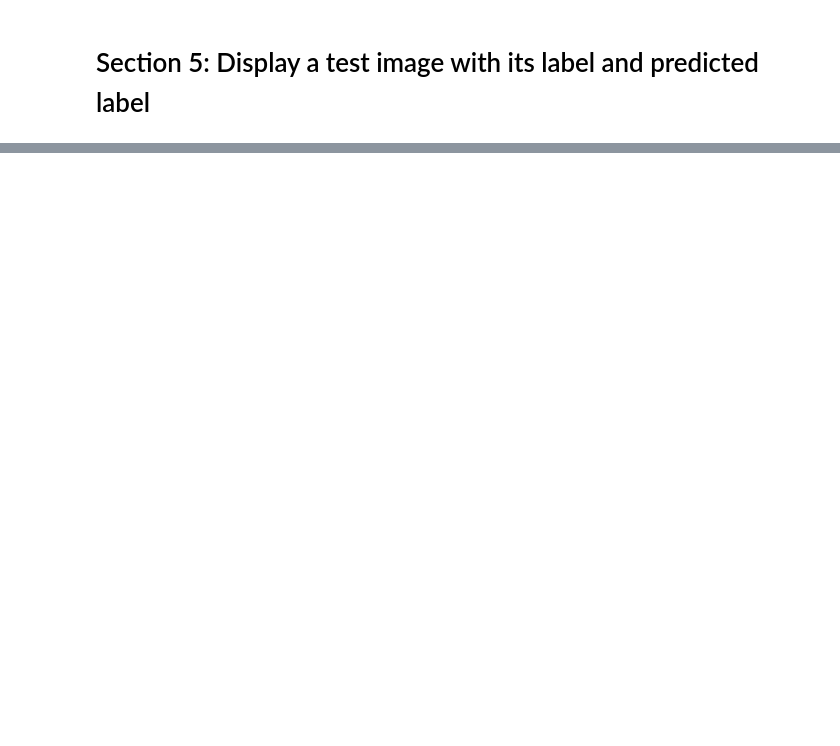
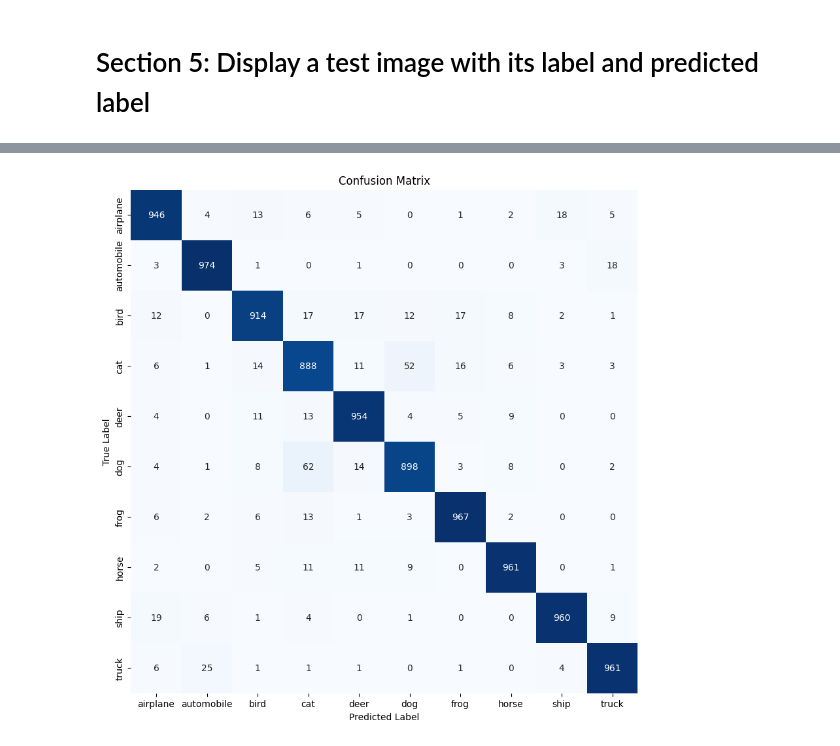
Before and after one commit to sprihajha/dl-mini-project, a Jupyter notebook: MiniProject_DL23.ipynb, the cells around one changed output, grey strips where cells are left out. Cells and saved outputs as stored; diff of their text form; code cells hidden in the pictures; blank space fills up the shorter version.

```diff
--- a/MiniProject_DL23.ipynb
+++ b/MiniProject_DL23.ipynb
@@ -312,0 +336,18 @@ plt.show()
+# %%
+import seaborn as sns
+
+def plot_confusion_matrix(confusion_mat, class_names):
+    plt.figure(figsize=(10, 10))
+    sns.heatmap(confusion_mat, annot=True, fmt="d", cmap=plt.cm.Blues, cbar=False, xticklabels=class_names, yticklabels=class_names)
+    plt.xlabel("Predicted Label")
+    plt.ylabel("True Label")
+    plt.title("Confusion Matrix")
+    plt.show()
+
+# CIFAR-10 class names
+class_names = ['airplane', 'automobile', 'bird', 'cat', 'deer', 'dog', 'frog', 'horse', 'ship', 'truck']
+
+# Call the function to plot the confusion matrix
+plot_confusion_matrix(confusion_mat, class_names)
+# %% [output]
+[figure, added]
```
Also changed, not shown: parts of 6 cells of this notebook.
